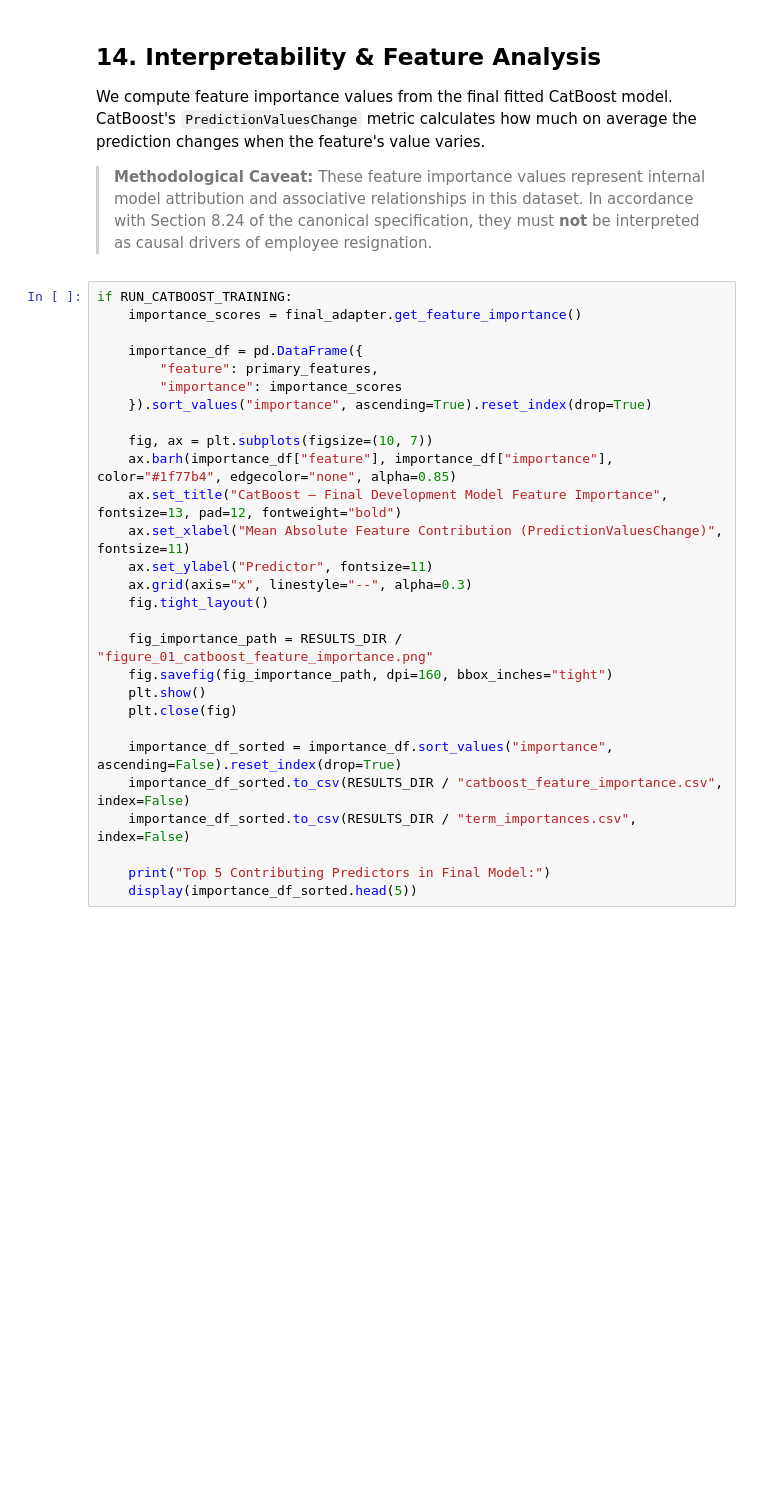
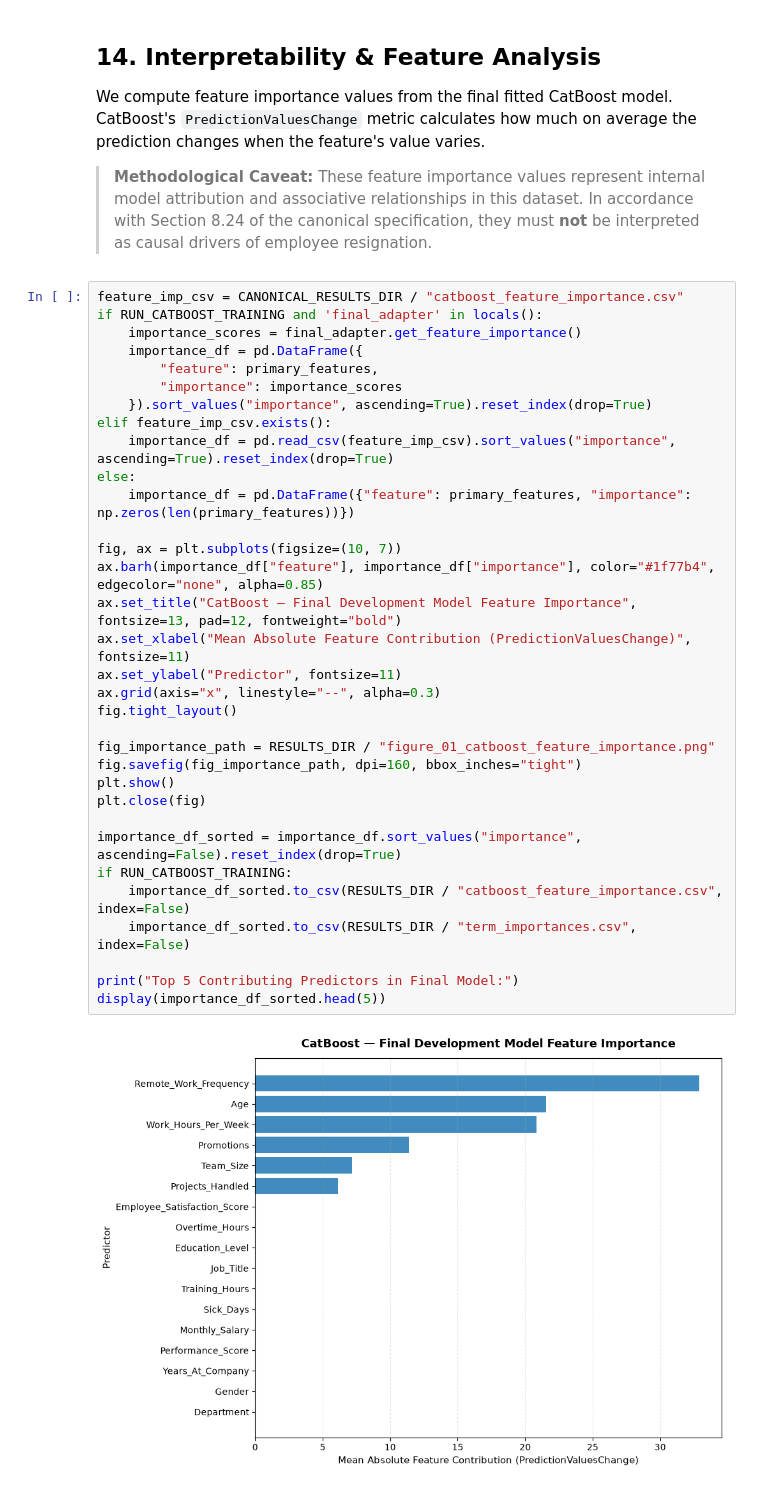
Before and after one commit to Sankalpa-KMCP/Employee_Resignation_Prediction, a Jupyter notebook: notebooks/team_contributions/models/member_2_catboost/06_m2_catboost.ipynb, the cells around one changed output. Drawn from its saved outputs; the diff is of its cells as text; blank space fills up the shorter version.

```diff
--- a/notebooks/team_contributions/models/member_2_catboost/06_m2_catboost.ipynb
+++ b/notebooks/team_contributions/models/member_2_catboost/06_m2_catboost.ipynb
@@ -618,30 +687,37 @@ We compute feature importance values from the final fitted CatBoost model. CatBo
 
 > **Methodological Caveat:** These feature importance values represent internal model attribution and associative relationships in this dataset. In accordance with Section 8.24 of the canonical specification, they must **not** be interpreted as causal drivers of employee resignation.
 # %%
-if RUN_CATBOOST_TRAINING:
+feature_imp_csv = CANONICAL_RESULTS_DIR / "catboost_feature_importance.csv"
+if RUN_CATBOOST_TRAINING and 'final_adapter' in locals():
     importance_scores = final_adapter.get_feature_importance()
-
     importance_df = pd.DataFrame({
         "feature": primary_features,
         "importance": importance_scores
     }).sort_values("importance", ascending=True).reset_index(drop=True)
+elif feature_imp_csv.exists():
+    importance_df = pd.read_csv(feature_imp_csv).sort_values("importance", ascending=True).reset_index(drop=True)
+else:
+    importance_df = pd.DataFrame({"feature": primary_features, "importance": np.zeros(len(primary_features))})
 
-    fig, ax = plt.subplots(figsize=(10, 7))
-    ax.barh(importance_df["feature"], importance_df["importance"], color="#1f77b4", edgecolor="none", alpha=0.85)
-    ax.set_title("CatBoost — Final Development Model Feature Importance", fontsize=13, pad=12, fontweight="bold")
-    ax.set_xlabel("Mean Absolute Feature Contribution (PredictionValuesChange)", fontsize=11)
-    ax.set_ylabel("Predictor", fontsize=11)
-    ax.grid(axis="x", linestyle="--", alpha=0.3)
-    fig.tight_layout()
+fig, ax = plt.subplots(figsize=(10, 7))
+ax.barh(importance_df["feature"], importance_df["importance"], color="#1f77b4", edgecolor="none", alpha=0.85)
+ax.set_title("CatBoost — Final Development Model Feature Importance", fontsize=13, pad=12, fontweight="bold")
+ax.set_xlabel("Mean Absolute Feature Contribution (PredictionValuesChange)", fontsize=11)
+ax.set_ylabel("Predictor", fontsize=11)
+ax.grid(axis="x", linestyle="--", alpha=0.3)
+fig.tight_layout()
 
-    fig_importance_path = RESULTS_DIR / "figure_01_catboost_feature_importance.png"
-    fig.savefig(fig_importance_path, dpi=160, bbox_inches="tight")
-    plt.show()
-    plt.close(fig)
+fig_importance_path = RESULTS_DIR / "figure_01_catboost_feature_importance.png"
+fig.savefig(fig_importance_path, dpi=160, bbox_inches="tight")
+plt.show()
+plt.close(fig)
 
-    importance_df_sorted = importance_df.sort_values("importance", ascending=False).reset_index(drop=True)
+importance_df_sorted = importance_df.sort_values("importance", ascending=False).reset_index(drop=True)
+if RUN_CATBOOST_TRAINING:
     importance_df_sorted.to_csv(RESULTS_DIR / "catboost_feature_importance.csv", index=False)
     importance_df_sorted.to_csv(RESULTS_DIR / "term_importances.csv", index=False)
 
-    print("Top 5 Contributing Predictors in Final Model:")
-    display(importance_df_sorted.head(5))
+print("Top 5 Contributing Predictors in Final Model:")
+display(importance_df_sorted.head(5))
+# %% [output]
+[figure, added]
```
Also changed, not shown: parts of 34 cells of this notebook, 6 other files.
